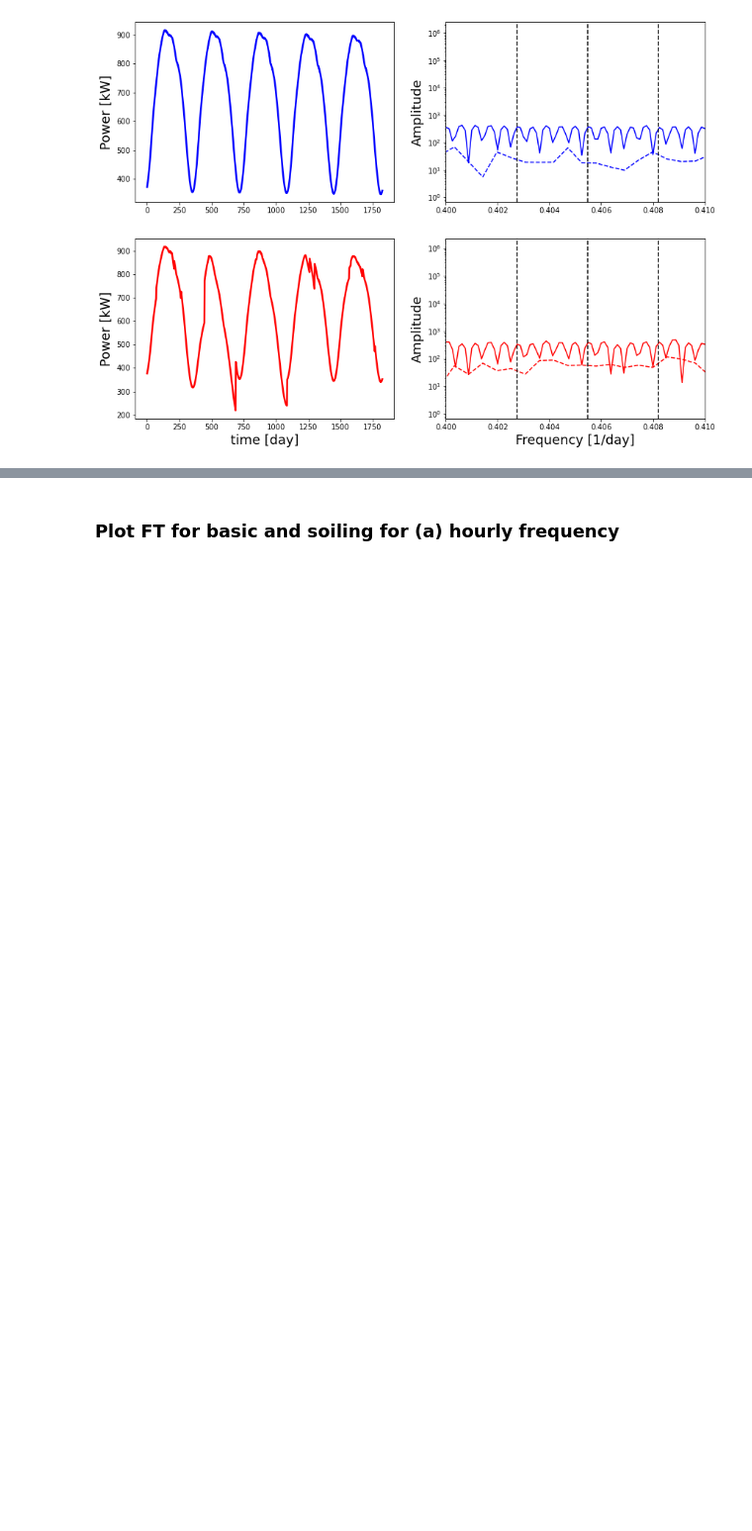
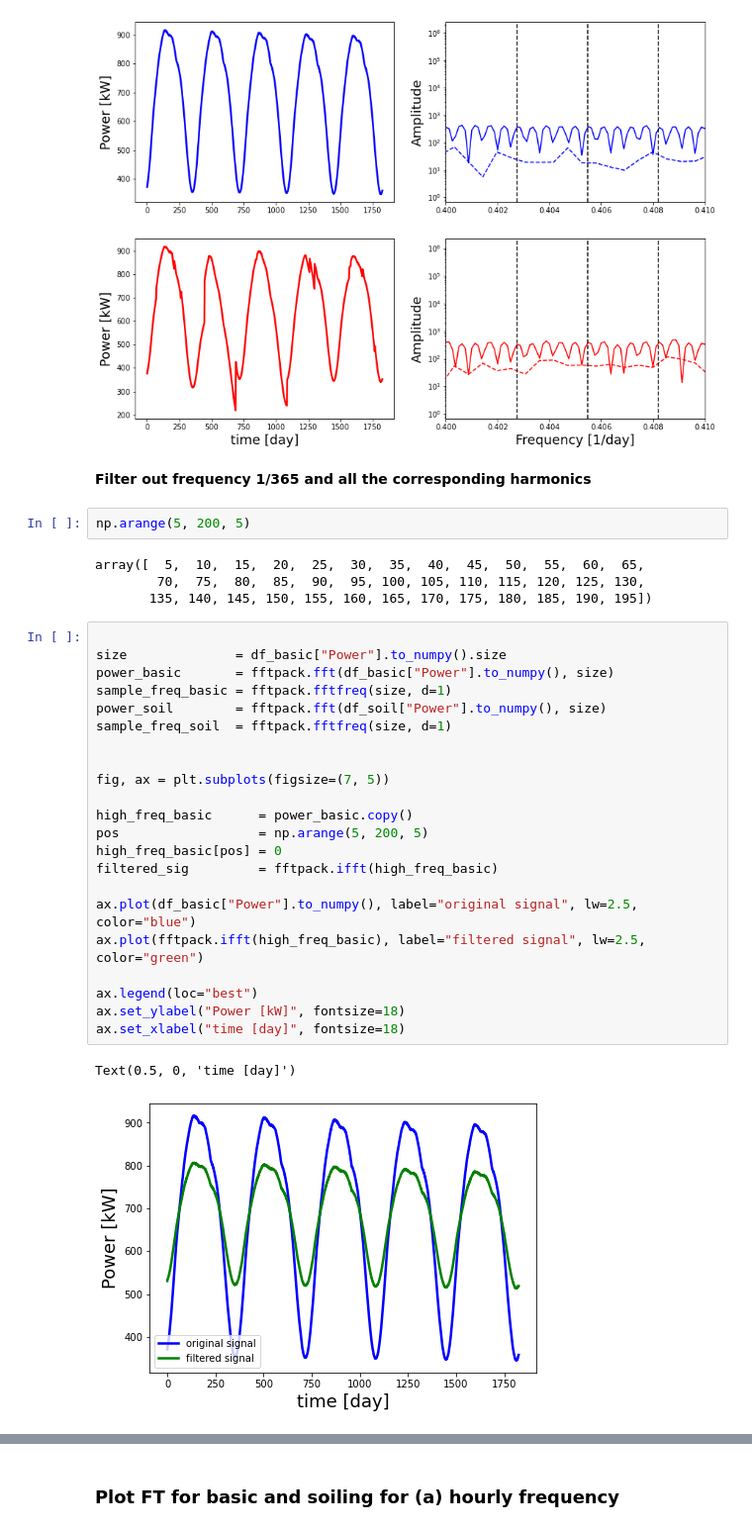
Before and after one commit to Rufski/S2DS-EPRI, a Jupyter notebook: notebooks/1.0-mb-fourier-spectral.ipynb, the cells around one changed output, grey strips where cells are left out. Shown at 99% size. Saved outputs shown, nothing was run; the diff lists cells and outputs as text; blank space fills up the shorter version.

```diff
--- a/notebooks/1.0-mb-fourier-spectral.ipynb
+++ b/notebooks/1.0-mb-fourier-spectral.ipynb
@@ -305,3 +320,36 @@ ax[0, 1].set_yscale("log")
 ax[1, 1].set_yscale("log")
 # %% [output]
 [figure]
+# %% [markdown]
+**Filter out frequency 1/365 and all the corresponding harmonics**
+# %%
+np.arange(5, 200, 5)
+# %% [output]
+array([  5,  10,  15,  20,  25,  30,  35,  40,  45,  50,  55,  60,  65,
+        70,  75,  80,  85,  90,  95, 100, 105, 110, 115, 120, 125, 130,
+       135, 140, 145, 150, 155, 160, 165, 170, 175, 180, 185, 190, 195])
+# %%
+
+size              = df_basic["Power"].to_numpy().size
+power_basic       = fftpack.fft(df_basic["Power"].to_numpy(), size)
+sample_freq_basic = fftpack.fftfreq(size, d=1)
+power_soil        = fftpack.fft(df_soil["Power"].to_numpy(), size)
+sample_freq_soil  = fftpack.fftfreq(size, d=1)
+
+
+fig, ax = plt.subplots(figsize=(7, 5))
+
+high_freq_basic      = power_basic.copy()
+pos                  = np.arange(5, 200, 5)
+high_freq_basic[pos] = 0
+filtered_sig         = fftpack.ifft(high_freq_basic)
+
+ax.plot(df_basic["Power"].to_numpy(), label="original signal", lw=2.5, color="blue")
+ax.plot(fftpack.ifft(high_freq_basic), label="filtered signal", lw=2.5, color="green")
+
+ax.legend(loc="best")
+ax.set_ylabel("Power [kW]", fontsize=18)
+ax.set_xlabel("time [day]", fontsize=18)
+# %% [output]
+Text(0.5, 0, 'time [day]')
+[figure, added]
```
Also changed, not shown: parts of 23 cells of this notebook.
